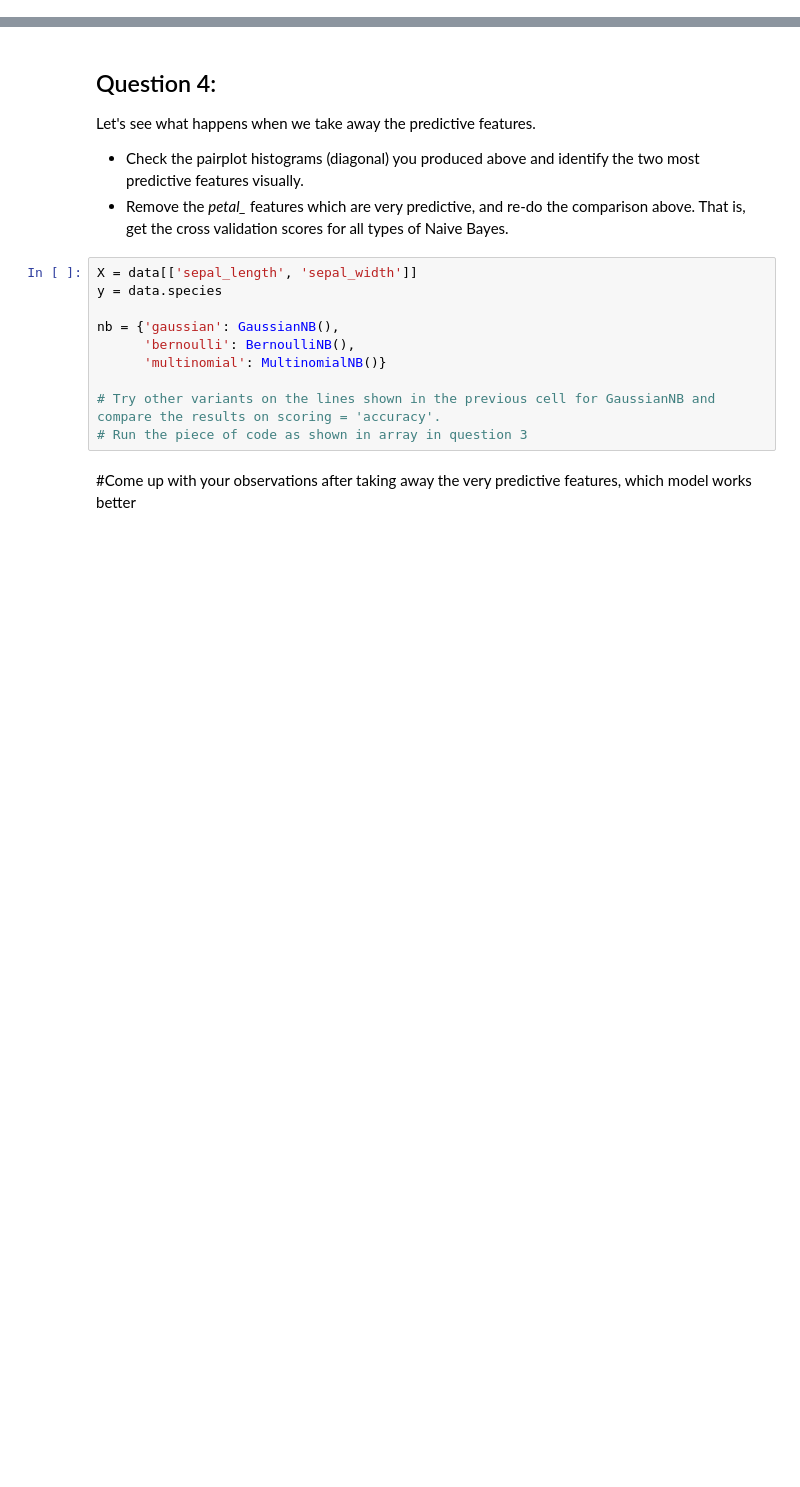
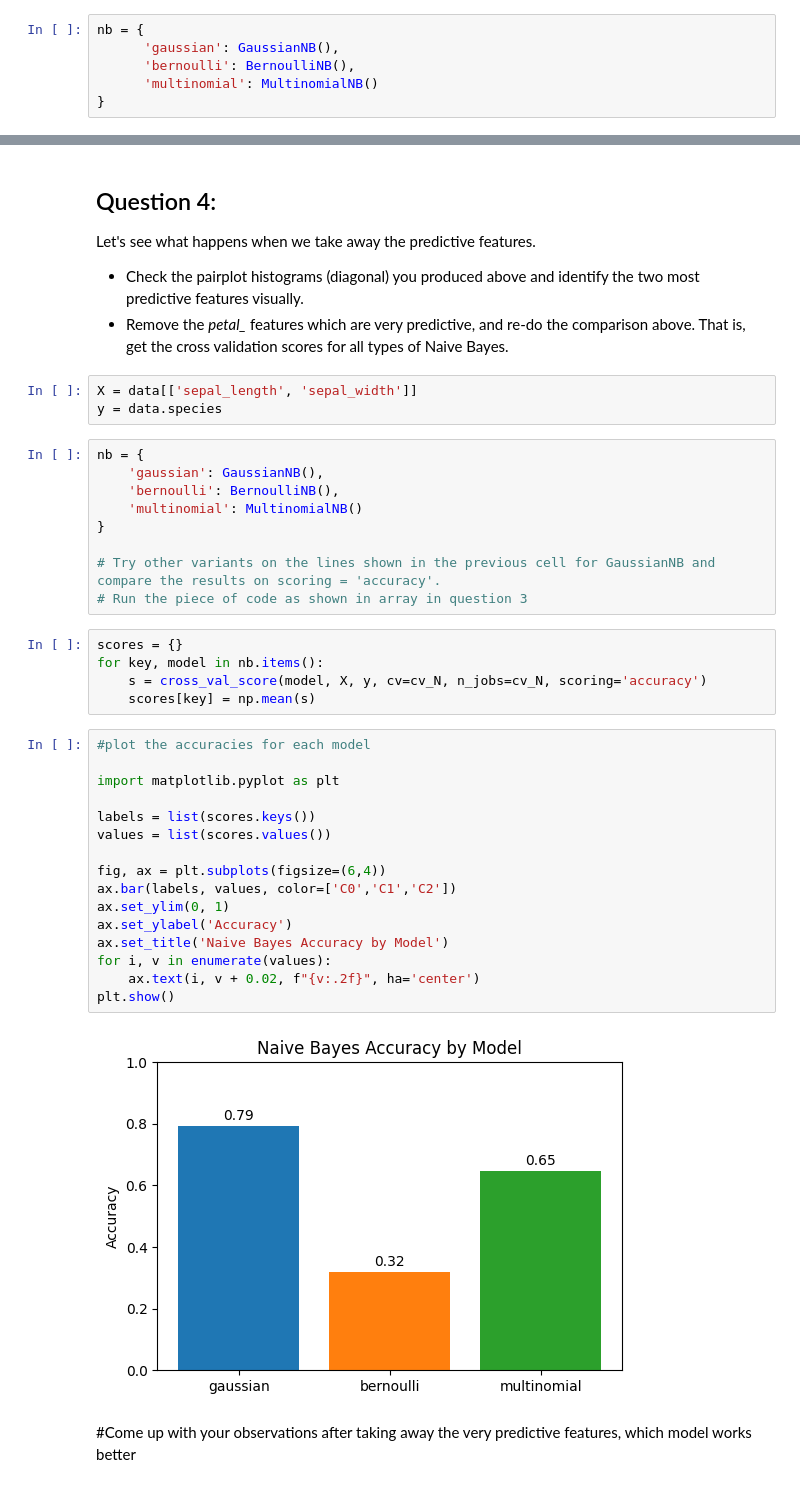
Before and after one commit to dattali18/machine_learning_msc_course, a Jupyter notebook: week6/code/Week6_Naive_Bayes_HW.ipynb, the cells around one changed output, grey strips where cells are left out. Cells and saved outputs as stored; diff of their text form; blank space fills up the shorter version.

```diff
--- a/week6/code/Week6_Naive_Bayes_HW.ipynb
+++ b/week6/code/Week6_Naive_Bayes_HW.ipynb
@@ -103 +129,7 @@ Now let's try all types of Naive Bayes and observe what happens
+# %%
+nb = {
+      'gaussian': GaussianNB(),
+      'bernoulli': BernoulliNB(),
+      'multinomial': MultinomialNB()
+}
 # %%
@@ -127,15 +157,40 @@ Let's see what happens when we take away the predictive features.
 
 * Check the pairplot histograms (diagonal) you produced above and identify the two most predictive features visually.
 * Remove the *petal_* features which are very predictive, and re-do the comparison above. That is, get the cross validation scores for all types of Naive Bayes.
+# %%
+X = data[['sepal_length', 'sepal_width']]
+y = data.species
 # %%
-X = data[['sepal_length', 'sepal_width']]
-y = data.species
-
-nb = {'gaussian': GaussianNB(),
-      'bernoulli': BernoulliNB(),
-      'multinomial': MultinomialNB()}
+nb = {
+    'gaussian': GaussianNB(),
+    'bernoulli': BernoulliNB(),
+    'multinomial': MultinomialNB()
+}
 
 # Try other variants on the lines shown in the previous cell for GaussianNB and compare the results on scoring = 'accuracy'.
 # Run the piece of code as shown in array in question 3
+# %%
+scores = {}
+for key, model in nb.items():
+    s = cross_val_score(model, X, y, cv=cv_N, n_jobs=cv_N, scoring='accuracy')
+    scores[key] = np.mean(s)
+# %%
+#plot the accuracies for each model
+
+import matplotlib.pyplot as plt
+
+labels = list(scores.keys())
+values = list(scores.values())
+
+fig, ax = plt.subplots(figsize=(6,4))
+ax.bar(labels, values, color=['C0','C1','C2'])
+ax.set_ylim(0, 1)
+ax.set_ylabel('Accuracy')
+ax.set_title('Naive Bayes Accuracy by Model')
+for i, v in enumerate(values):
+    ax.text(i, v + 0.02, f"{v:.2f}", ha='center')
+plt.show()
+# %% [output]
+[figure, added]
 # %% [markdown]
 #Come up with your observations after taking away the very predictive features, which model works better
```
Also changed, not shown: parts of 46 cells of this notebook.
